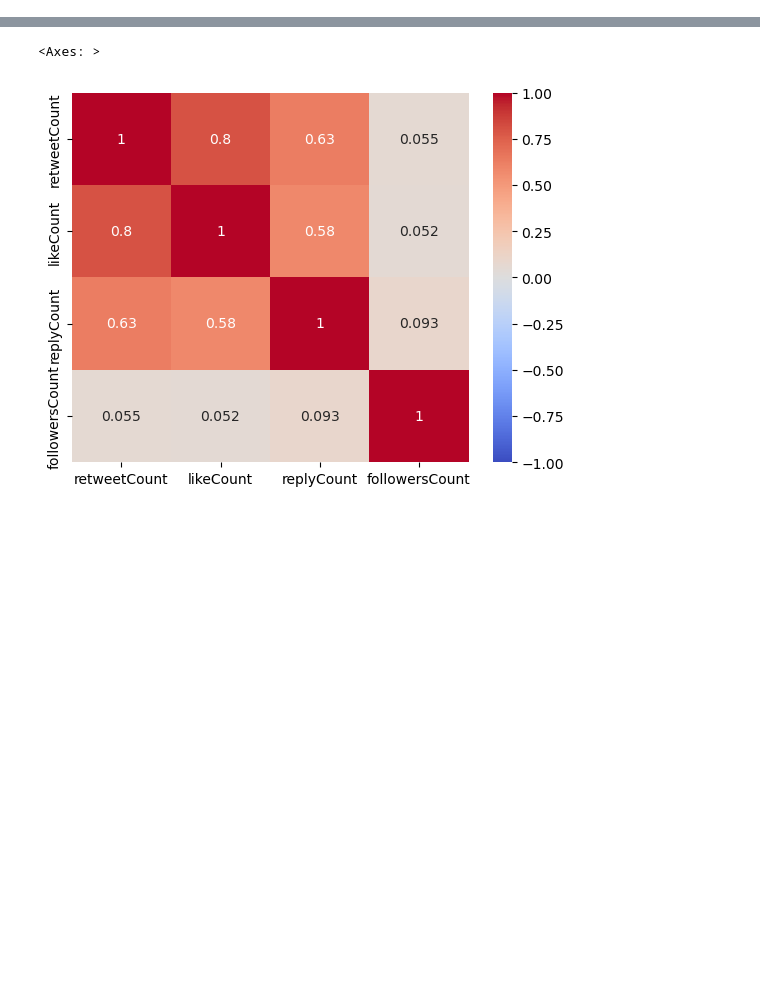
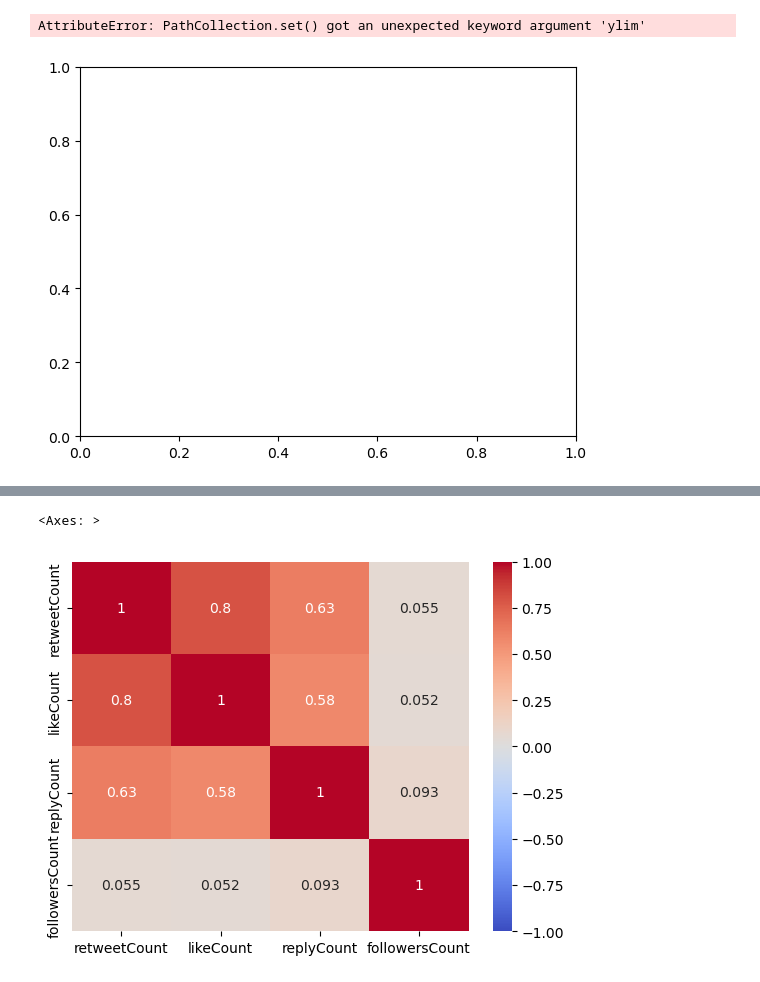
Before and after one commit to macs30200-s23/replication-materials-YingziJin, a Jupyter notebook: data/tweet_scrape.ipynb, the cells around one changed output, grey strips where cells are left out. Saved outputs shown, nothing was run; the diff lists cells and outputs as text; code cells hidden in the pictures; blank space fills up the shorter version.

```diff
--- a/data/tweet_scrape.ipynb
+++ b/data/tweet_scrape.ipynb
@@ -62,0 +175,6 @@ df_abortion['Tweet'][114]
+# %%
+plt.scatter(df_random['absolute intensity'], df_random['engagement'], ylim=4000)
+plt.Annotation
+# %% [output]
+AttributeError: PathCollection.set() got an unexpected keyword argument 'ylim'
+[figure, added]
```
Also changed, not shown: parts of 95 cells of this notebook, 3 other files.
